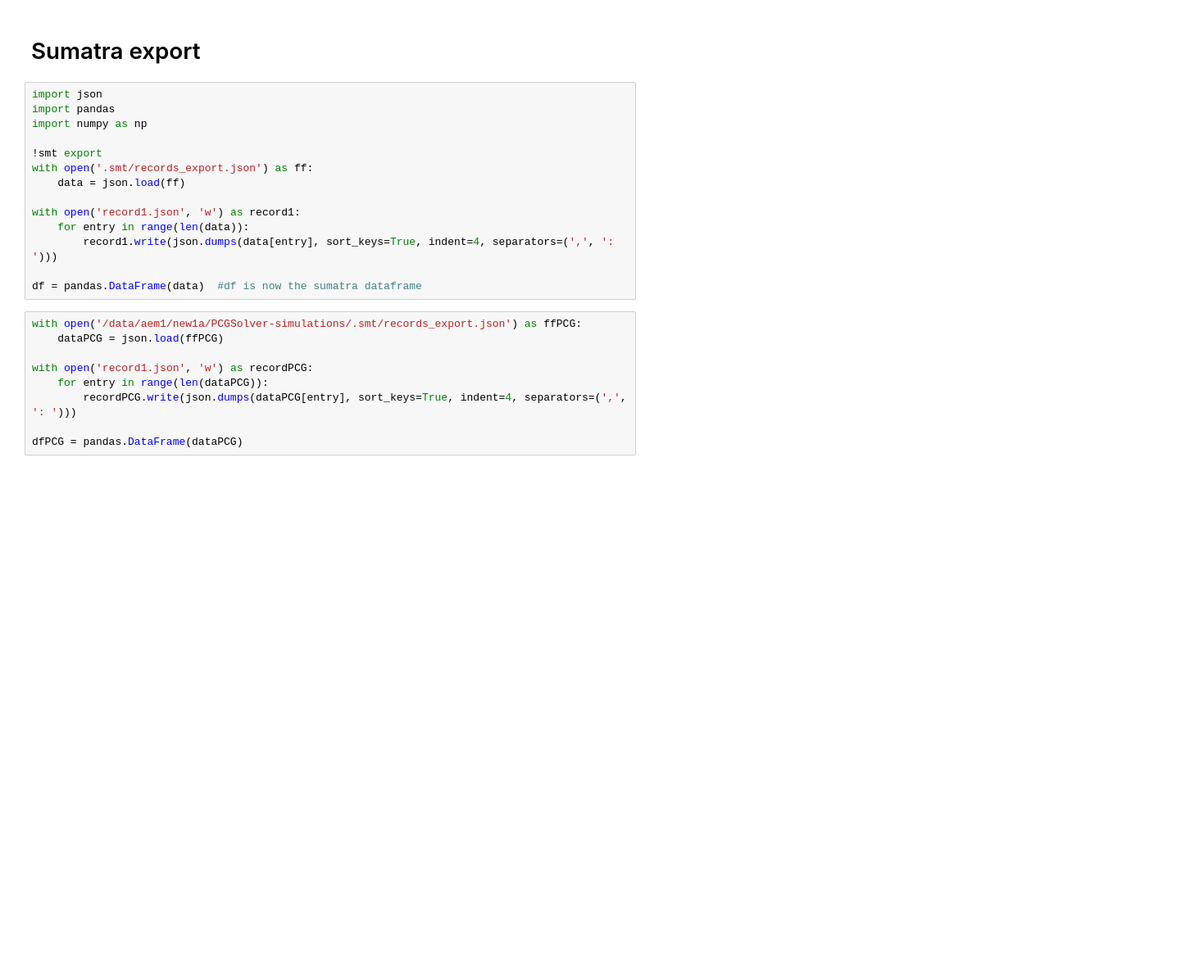
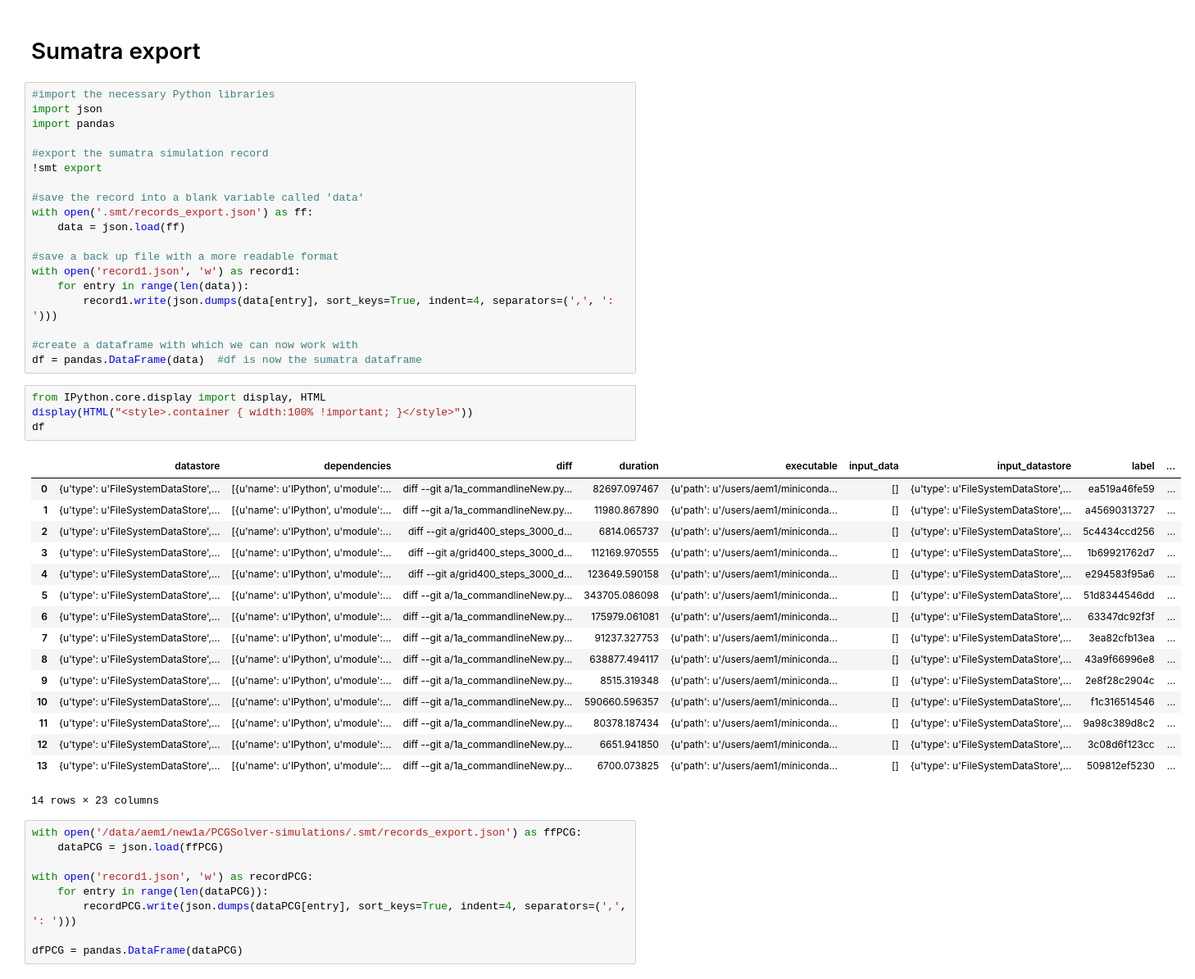
Before and after one commit to evgenjevich/cluster-sumatra-sims, a Jupyter notebook: DataExtract.ipynb, the cells around one changed output. Shown at 82% size. Cells and saved outputs as stored; diff of their text form; blank space fills up the shorter version.

```diff
--- a/DataExtract.ipynb
+++ b/DataExtract.ipynb
@@ -1,19 +1,45 @@
 # %% [markdown]
 # Sumatra export
 # %%
+#import the necessary Python libraries
 import json
 import pandas
-import numpy as np
 
+#export the sumatra simulation record
 !smt export
+
+#save the record into a blank variable called 'data'
 with open('.smt/records_export.json') as ff:
     data = json.load(ff)
 
+#save a back up file with a more readable format
 with open('record1.json', 'w') as record1:
     for entry in range(len(data)):
         record1.write(json.dumps(data[entry], sort_keys=True, indent=4, separators=(',', ': ')))
 
+#create a dataframe with which we can now work with
 df = pandas.DataFrame(data)  #df is now the sumatra dataframe
+# %%
+from IPython.core.display import display, HTML
+display(HTML("<style>.container { width:100% !important; }</style>"))
+df
+# %% [output]
+|  | datastore | dependencies | diff | duration | executable | input_data | input_datastore | label | ... |
+| 0 | {u'type': u'FileSystemDataStore',... | [{u'name': u'IPython', u'module':... | diff --git a/1a_commandlineNew.py... | 82697.097467 | {u'path': u'/users/aem1/miniconda... | [] | {u'type': u'FileSystemDataStore',... | ea519a46fe59 | ... |
+| 1 | {u'type': u'FileSystemDataStore',... | [{u'name': u'IPython', u'module':... | diff --git a/1a_commandlineNew.py... | 11980.867890 | {u'path': u'/users/aem1/miniconda... | [] | {u'type': u'FileSystemDataStore',... | a45690313727 | ... |
+| 2 | {u'type': u'FileSystemDataStore',... | [{u'name': u'IPython', u'module':... | diff --git a/grid400_steps_3000_d... | 6814.065737 | {u'path': u'/users/aem1/miniconda... | [] | {u'type': u'FileSystemDataStore',... | 5c4434ccd256 | ... |
+| 3 | {u'type': u'FileSystemDataStore',... | [{u'name': u'IPython', u'module':... | diff --git a/grid400_steps_3000_d... | 112169.970555 | {u'path': u'/users/aem1/miniconda... | [] | {u'type': u'FileSystemDataStore',... | 1b69921762d7 | ... |
+| 4 | {u'type': u'FileSystemDataStore',... | [{u'name': u'IPython', u'module':... | diff --git a/grid400_steps_3000_d... | 123649.590158 | {u'path': u'/users/aem1/miniconda... | [] | {u'type': u'FileSystemDataStore',... | e294583f95a6 | ... |
+| 5 | {u'type': u'FileSystemDataStore',... | [{u'name': u'IPython', u'module':... | diff --git a/1a_commandlineNew.py... | 343705.086098 | {u'path': u'/users/aem1/miniconda... | [] | {u'type': u'FileSystemDataStore',... | 51d8344546dd | ... |
+| 6 | {u'type': u'FileSystemDataStore',... | [{u'name': u'IPython', u'module':... | diff --git a/1a_commandlineNew.py... | 175979.061081 | {u'path': u'/users/aem1/miniconda... | [] | {u'type': u'FileSystemDataStore',... | 63347dc92f3f | ... |
+| 7 | {u'type': u'FileSystemDataStore',... | [{u'name': u'IPython', u'module':... | diff --git a/1a_commandlineNew.py... | 91237.327753 | {u'path': u'/users/aem1/miniconda... | [] | {u'type': u'FileSystemDataStore',... | 3ea82cfb13ea | ... |
+| 8 | {u'type': u'FileSystemDataStore',... | [{u'name': u'IPython', u'module':... | diff --git a/1a_commandlineNew.py... | 638877.494117 | {u'path': u'/users/aem1/miniconda... | [] | {u'type': u'FileSystemDataStore',... | 43a9f66996e8 | ... |
+| 9 | {u'type': u'FileSystemDataStore',... | [{u'name': u'IPython', u'module':... | diff --git a/1a_commandlineNew.py... | 8515.319348 | {u'path': u'/users/aem1/miniconda... | [] | {u'type': u'FileSystemDataStore',... | 2e8f28c2904c | ... |
+| 10 | {u'type': u'FileSystemDataStore',... | [{u'name': u'IPython', u'module':... | diff --git a/1a_commandlineNew.py... | 590660.596357 | {u'path': u'/users/aem1/miniconda... | [] | {u'type': u'FileSystemDataStore',... | f1c316514546 | ... |
+| 11 | {u'type': u'FileSystemDataStore',... | [{u'name': u'IPython', u'module':... | diff --git a/1a_commandlineNew.py... | 80378.187434 | {u'path': u'/users/aem1/miniconda... | [] | {u'type': u'FileSystemDataStore',... | 9a98c389d8c2 | ... |
+| 12 | {u'type': u'FileSystemDataStore',... | [{u'name': u'IPython', u'module':... | diff --git a/1a_commandlineNew.py... | 6651.941850 | {u'path': u'/users/aem1/miniconda... | [] | {u'type': u'FileSystemDataStore',... | 3c08d6f123cc | ... |
+| 13 | {u'type': u'FileSystemDataStore',... | [{u'name': u'IPython', u'module':... | diff --git a/1a_commandlineNew.py... | 6700.073825 | {u'path': u'/users/aem1/miniconda... | [] | {u'type': u'FileSystemDataStore',... | 509812ef5230 | ... |
+14 rows × 23 columns
 # %%
 with open('/data/aem1/new1a/PCGSolver-simulations/.smt/records_export.json') as ffPCG:
     dataPCG = json.load(ffPCG)
```
Also changed, not shown: parts of 22 cells of this notebook.
